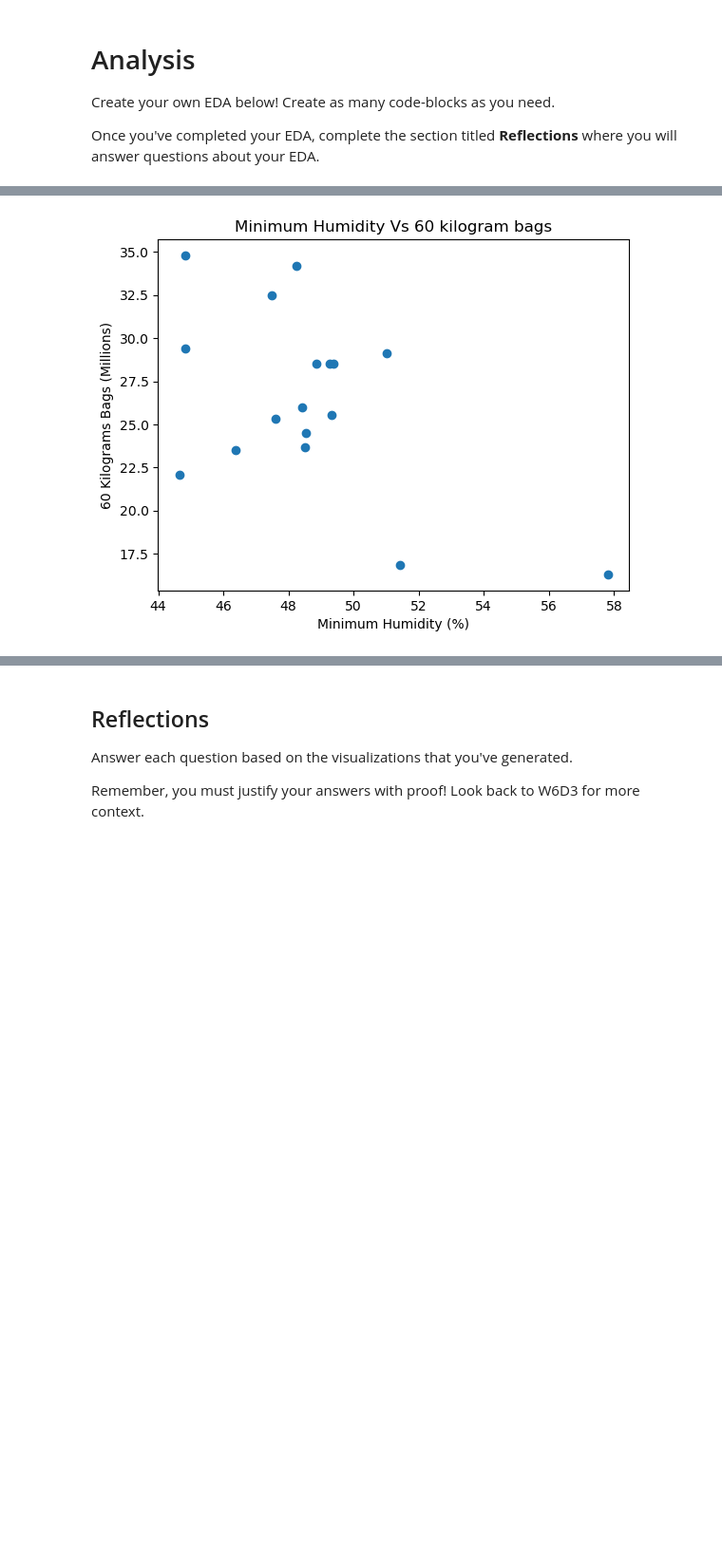
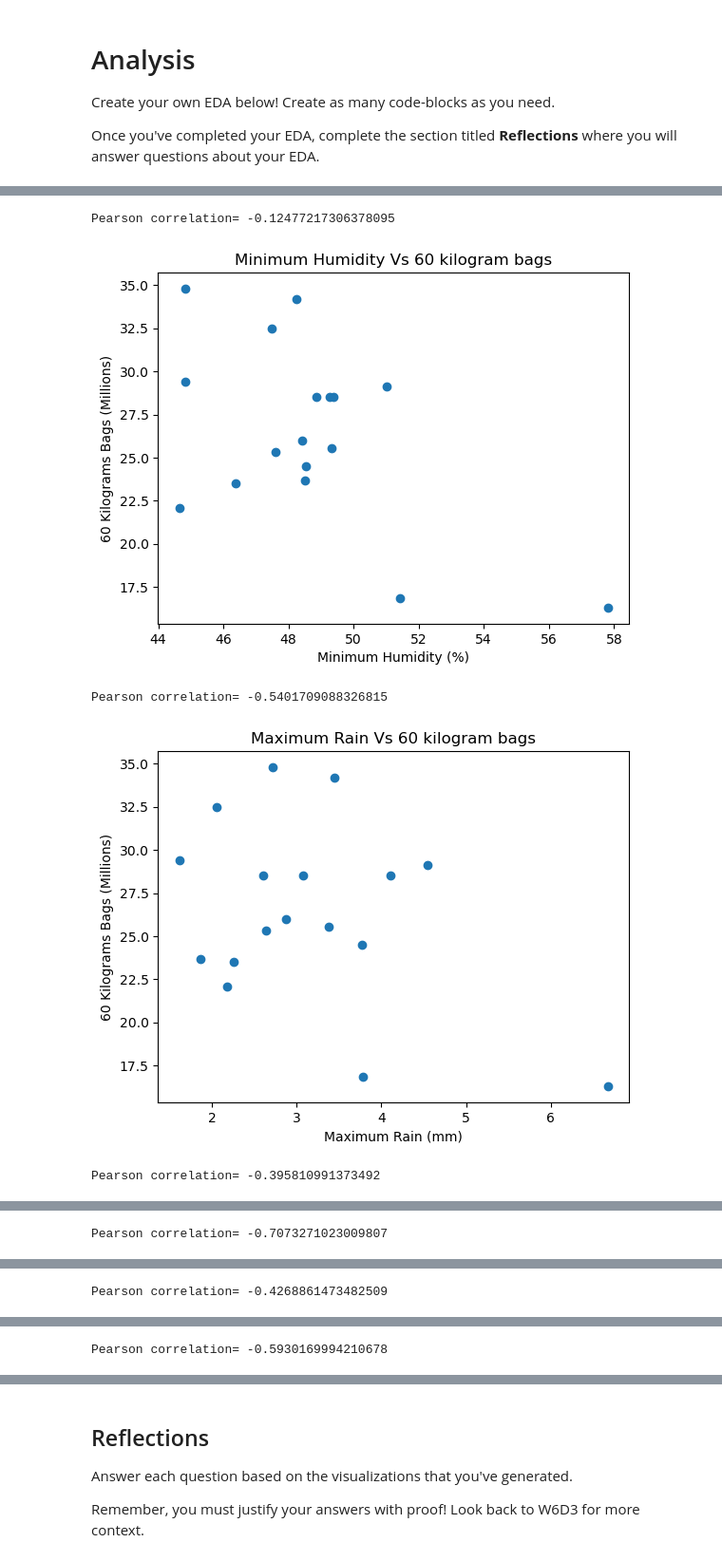
Before and after one commit to Kanitoure5301/TKH_weather_analysis, a Jupyter notebook: notebooks/analysis.ipynb, the cells around one changed output, grey strips where cells are left out. Shown at 95% size. Drawn from its saved outputs; the diff is of its cells as text; code cells hidden in the pictures; blank space fills up the shorter version.

```diff
--- a/notebooks/analysis.ipynb
+++ b/notebooks/analysis.ipynb
@@ -69,22 +69,80 @@ cleaned_ow.head()
 # %%
 # TODO: BEGIN YOUR EDA!
 
 # Plotting relationship between temp_avg and 60kgs_bag?
 
 plt.scatter(cleaned_ow['temp_avg'], cleaned_ow['60kgs_bag'])
 plt.title('Average Temp Vs 60 kilogram bags')
 plt.xlabel('Temp (C)')
 plt.ylabel('60 Kilograms Bags (Millions)')
 plt.show()
+Correlation1= cleaned_ow['temp_avg'].corr(cleaned_ow['60kgs_bag'])
+print("Pearson correlation=", Correlation1)
 
 # Plotting relationship between minimum humidity and 60kgs_bag
 plt.scatter(cleaned_ow['hum_min'], cleaned_ow['60kgs_bag'])
 plt.title('Minimum Humidity Vs 60 kilogram bags')
 plt.xlabel('Minimum Humidity (%)')
 plt.ylabel('60 Kilograms Bags (Millions)')
 plt.show()
+Correlation2= cleaned_ow['hum_min'].corr(cleaned_ow['60kgs_bag'])
+print("Pearson correlation=", Correlation2)
 
-# Plotting Weather Influence
+# Plotting relationship between maximum rain and 60kg bags
+plt.scatter(cleaned_ow['rain_max'], cleaned_ow['60kgs_bag'])
+plt.title('Maximum Rain Vs 60 kilogram bags')
+plt.xlabel('Maximum Rain (mm)')
+plt.ylabel('60 Kilograms Bags (Millions)')
+plt.show()
+Correlation3= cleaned_ow['rain_max'].corr(cleaned_ow['60kgs_bag'])
+print("Pearson correlation=", Correlation3)
+
+# Plotting relationship between average wind speed and 60kg bags
+plt.scatter(cleaned_ow['wind_avg'], cleaned_ow['60kgs_bag'])
+plt.title('Wind Average Vs 60 kilogram bags')
+plt.xlabel('Wind Average (Meters Per Second)')
+plt.ylabel('60 Kilograms Bags (Millions)')
+plt.show()
+Correlation3= cleaned_ow['wind_avg'].corr(cleaned_ow['60kgs_bag'])
+print("Pearson correlation=", Correlation3)
+
+# Weather Analysis vs Bearing Trees
+plt.scatter(cleaned_ow['temp_avg'], cleaned_ow['bearing_trees'])
+plt.title('Average Temperature Vs Bearing Trees')
+plt.xlabel('Temp (C)')
+plt.ylabel('Bearing Trees (Millions)')
+plt.show()
+Correlation4= cleaned_ow['temp_avg'].corr(cleaned_ow['bearing_trees'])
+print("Pearson correlation=", Correlation4)
+
+plt.scatter(cleaned_ow['hum_min'], cleaned_ow['bearing_trees'])
+plt.title('Minimum Humidity Vs Bearing Trees')
+plt.xlabel('Minimum Humidity (%)')
+plt.ylabel('Bearing Trees (Millions)')
+plt.show()
+Correlation5= cleaned_ow['hum_min'].corr(cleaned_ow['bearing_trees'])
+print("Pearson correlation=", Correlation5)
+
+plt.scatter(cleaned_ow['rain_max'], cleaned_ow['bearing_trees'])
+plt.title('Maximum Rain Vs Bearing Trees')
+plt.xlabel('Maximum Rain (mm)')
+plt.ylabel('Bearing Trees (Millions)')
+plt.show()
+Correlation6= cleaned_ow['rain_max'].corr(cleaned_ow['bearing_trees'])
+print("Pearson correlation=", Correlation6)
+
+
+plt.scatter(cleaned_ow['wind_avg'], cleaned_ow['bearing_trees'])
+plt.title('Wind Average Vs Bearing Trees')
+plt.xlabel('Wind Average (Meters Per Second)')
+plt.ylabel('Bearing Trees (Millions)')
+plt.show()
+Correlation7= cleaned_ow['wind_avg'].corr(cleaned_ow['bearing_trees'])
+print("Pearson correlation=", Correlation7)
 # %% [output]
 [figure]
+Pearson correlation= -0.12477217306378095
 [figure]
+Pearson correlation= -0.5401709088326815
+[figure, added]
+Pearson correlation= -0.395810991373492
@@ -90,0 +150 @@ plt.show()
+Pearson correlation= -0.7073271023009807
@@ -90,0 +152 @@ plt.show()
+Pearson correlation= -0.4268861473482509
@@ -90,0 +154 @@ plt.show()
+Pearson correlation= -0.5930169994210678
```
Also changed, not shown: parts of 9 cells of this notebook, 1 other file.
